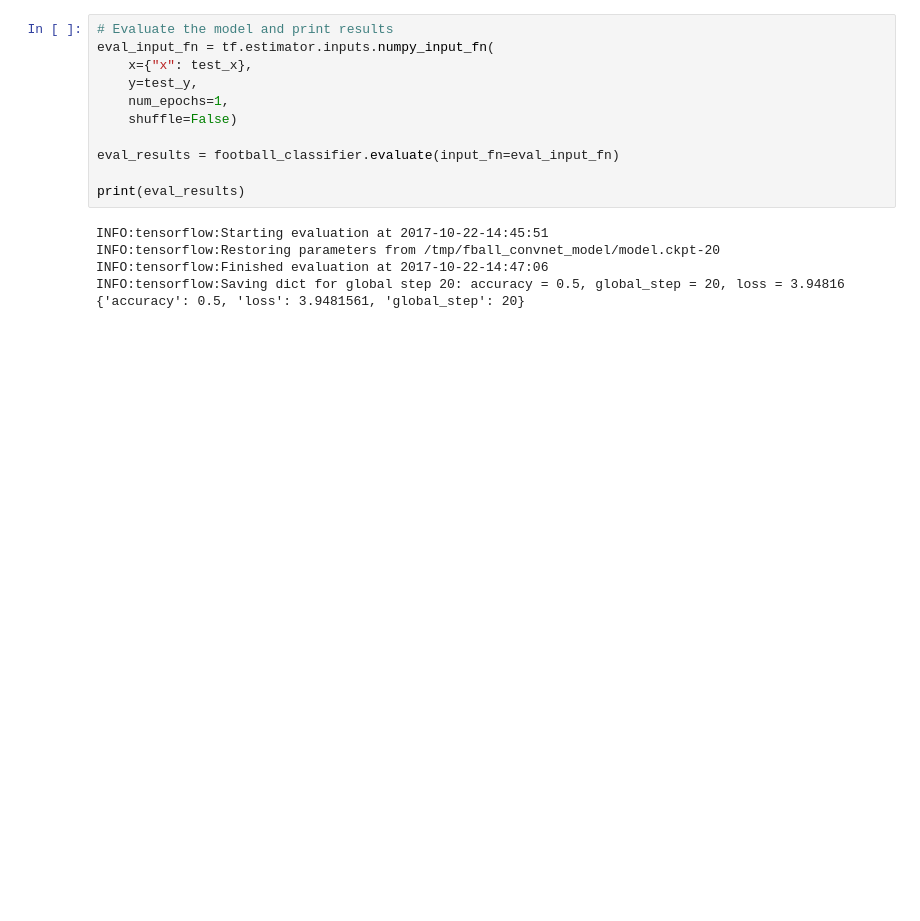
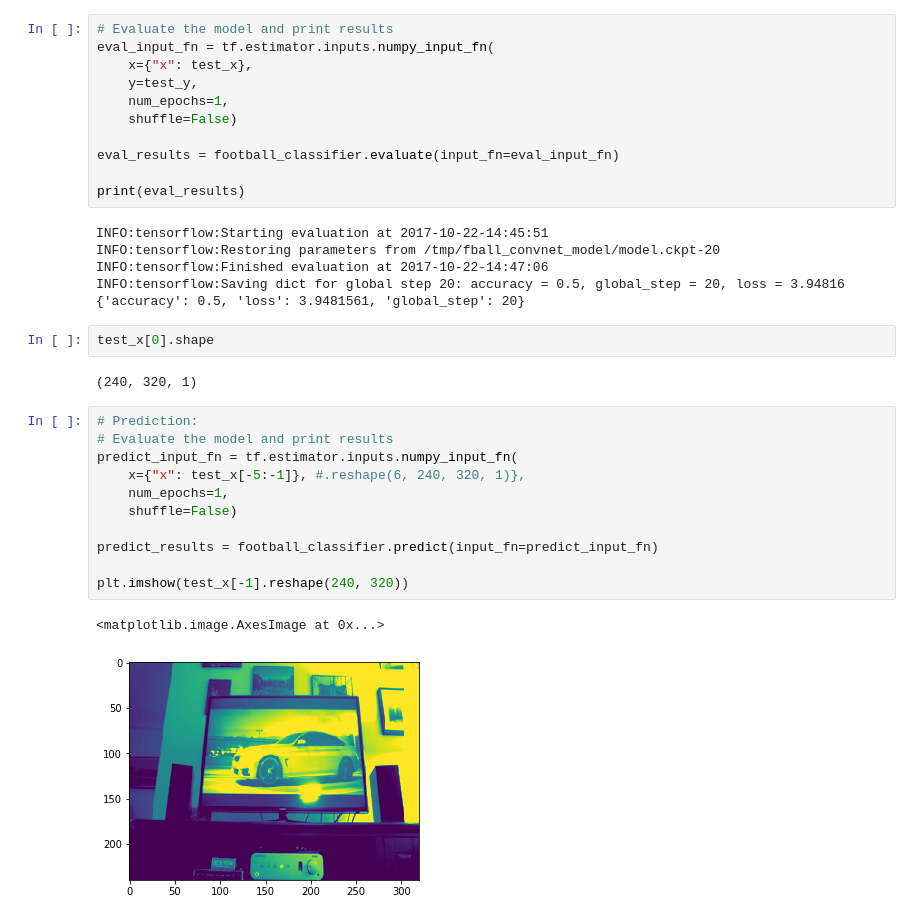
Before and after one commit to brycemcd/learning_neural_networks, a Jupyter notebook: 2017-10-27-football-cnn-with-layers.ipynb, the cells around one changed output. Drawn from its saved outputs; the diff is of its cells as text; blank space fills up the shorter version.

Commit message:
now with predictions

```diff
--- a/2017-10-27-football-cnn-with-layers.ipynb
+++ b/2017-10-27-football-cnn-with-layers.ipynb
@@ -251,3 +258,21 @@ INFO:tensorflow:Restoring parameters from /tmp/fball_convnet_model/model.ckpt-20
 INFO:tensorflow:Finished evaluation at 2017-10-22-14:47:06
 INFO:tensorflow:Saving dict for global step 20: accuracy = 0.5, global_step = 20, loss = 3.94816
 {'accuracy': 0.5, 'loss': 3.9481561, 'global_step': 20}
+# %%
+test_x[0].shape
+# %% [output]
+(240, 320, 1)
+# %%
+# Prediction:
+# Evaluate the model and print results
+predict_input_fn = tf.estimator.inputs.numpy_input_fn(
+    x={"x": test_x[-5:-1]}, #.reshape(6, 240, 320, 1)},
+    num_epochs=1,
+    shuffle=False)
+
+predict_results = football_classifier.predict(input_fn=predict_input_fn)
+
+plt.imshow(test_x[-1].reshape(240, 320))
+# %% [output]
+<matplotlib.image.AxesImage at 0x...>
+[figure, added]
```
Also changed, not shown: parts of 4 cells of this notebook.
